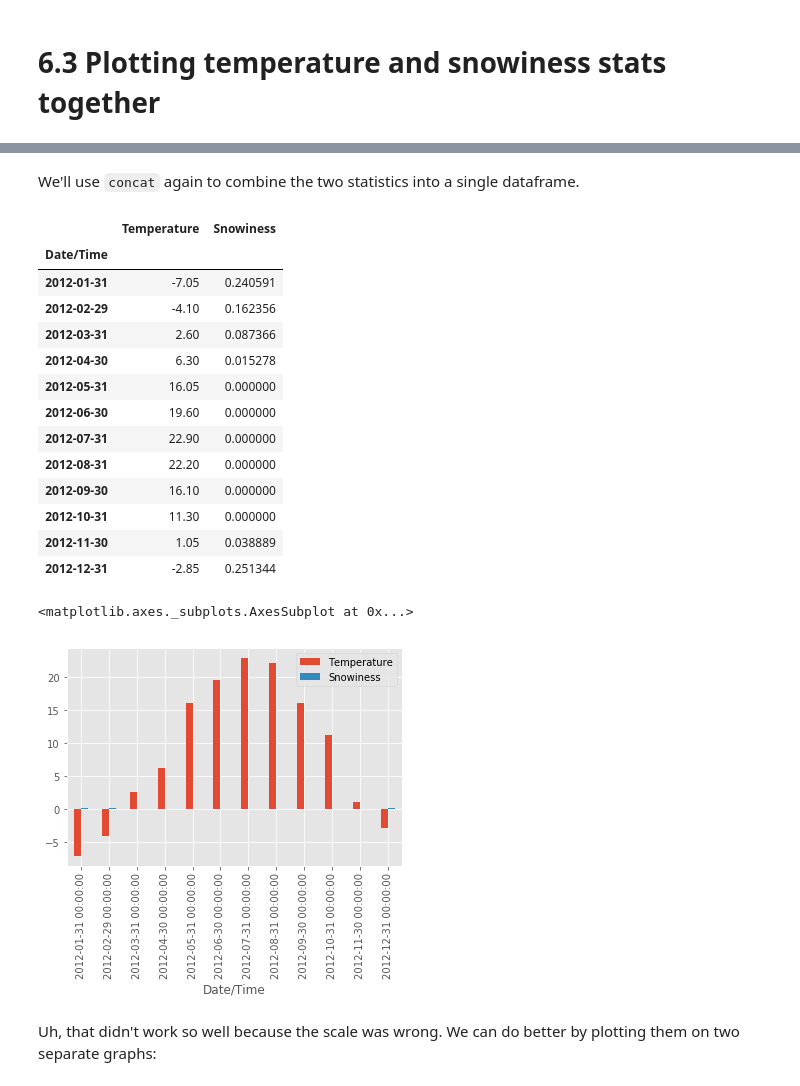
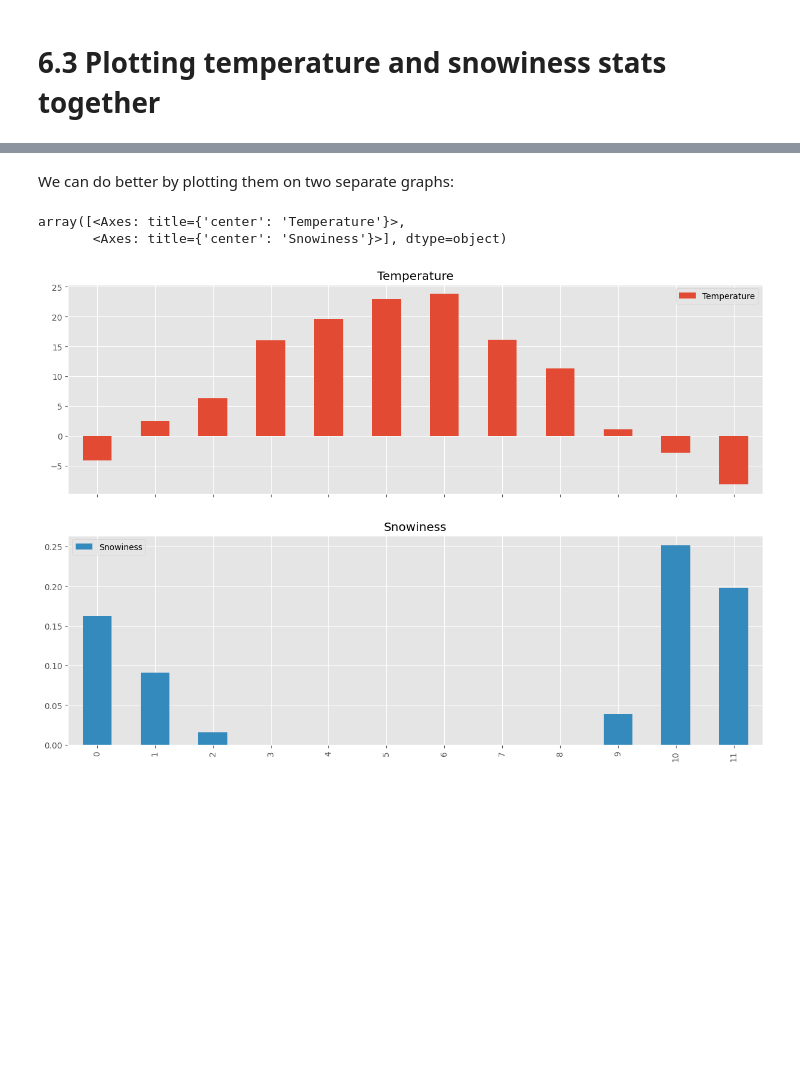
Before and after one commit to sergiorgiraldo/DataScience-Showcase, a Jupyter notebook: pandas-cookbook/cookbook-polars/Chapter 6 - String Operations- Which month was the snowiest.ipynb, the cells around one changed output, grey strips where cells are left out. Saved outputs shown, nothing was run; the diff lists cells and outputs as text; code cells hidden in the pictures; blank space fills up the shorter version.

```diff
--- a/pandas-cookbook/cookbook-polars/Chapter 6 - String Operations- Which month was the snowiest.ipynb
+++ b/pandas-cookbook/cookbook-polars/Chapter 6 - String Operations- Which month was the snowiest.ipynb
@@ -143,20 +135,0 @@ snowiness.name = "Snowiness"
-# %% [markdown]
-We'll use `concat` again to combine the two statistics into a single dataframe.
-# %%
-stats = pd.concat([temperature, snowiness], axis=1)
-stats
-# %% [output]
-|  | Temperature | Snowiness |
-| Date/Time |  |  |
-| 2012-01-31 | -7.05 | 0.240591 |
-| 2012-02-29 | -4.10 | 0.162356 |
-| 2012-03-31 | 2.60 | 0.087366 |
-| 2012-04-30 | 6.30 | 0.015278 |
-| 2012-05-31 | 16.05 | 0.000000 |
-| 2012-06-30 | 19.60 | 0.000000 |
-| 2012-07-31 | 22.90 | 0.000000 |
-| 2012-08-31 | 22.20 | 0.000000 |
-| 2012-09-30 | 16.10 | 0.000000 |
-| 2012-10-31 | 11.30 | 0.000000 |
-| 2012-11-30 | 1.05 | 0.038889 |
-| 2012-12-31 | -2.85 | 0.251344 |
@@ -163,7 +152,8 @@ stats
+# %% [markdown]
+We can do better by plotting them on two separate graphs:
 # %%
-stats.plot(kind='bar')
+stats.to_pandas().plot(kind='bar', subplots=True, figsize=(15, 10))
 # %% [output]
-<matplotlib.axes._subplots.AxesSubplot at 0x...>
+array([<Axes: title={'center': 'Temperature'}>,
+       <Axes: title={'center': 'Snowiness'}>], dtype=object)
-[figure, old version]
+[figure, new version]
-# %% [markdown]
-Uh, that didn't work so well because the scale was wrong. We can do better by plotting them on two separate graphs:
```
Also changed, not shown: parts of 7 cells of this notebook, 1 other file.
